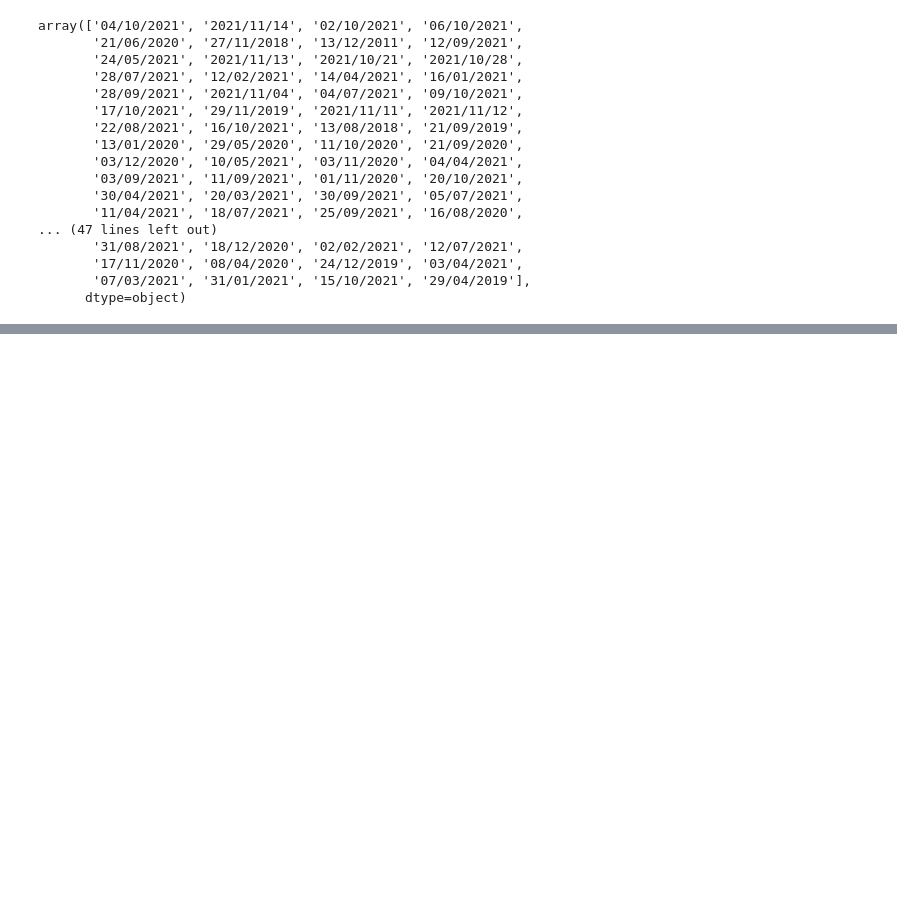
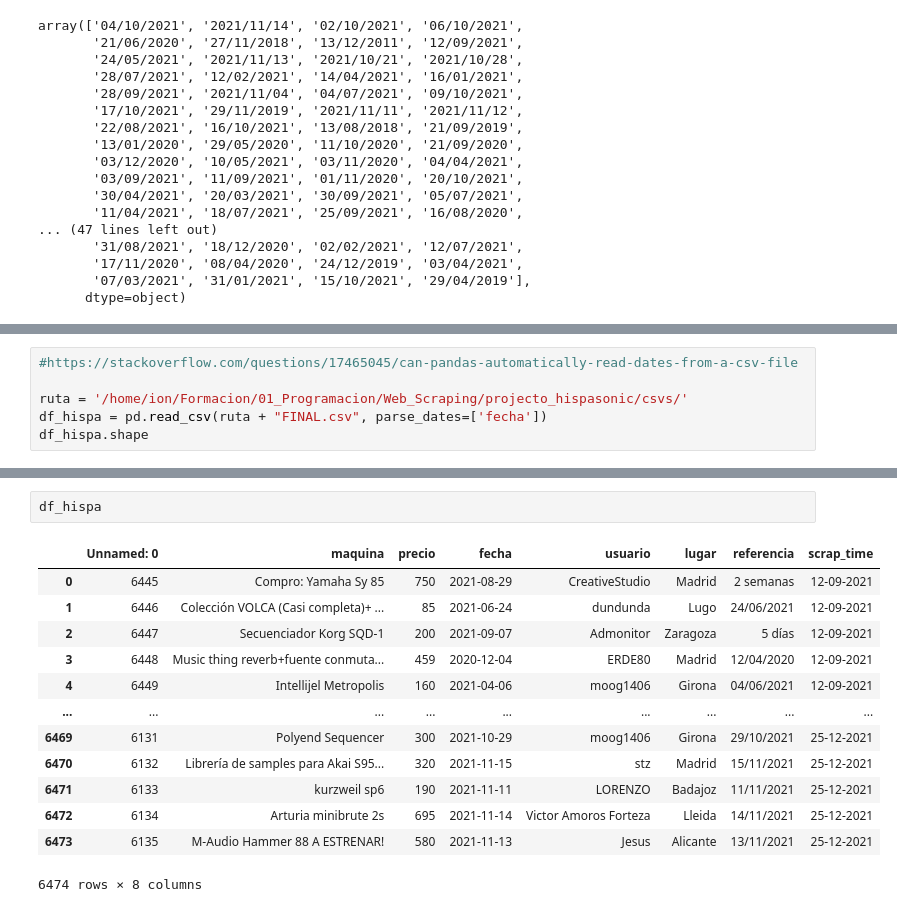
Before and after one commit to albertjimrod/personal_projects, a Jupyter notebook: analysis of the second-hand synthesizer market/analysis of the second-hand synthesizer market.ipynb, the cells around one changed output, grey strips where cells are left out. Drawn from its saved outputs; the diff is of its cells as text; blank space fills up the shorter version.

```diff
--- a/analysis of the second-hand synthesizer market/analysis of the second-hand synthesizer market.ipynb
+++ b/analysis of the second-hand synthesizer market/analysis of the second-hand synthesizer market.ipynb
@@ -389,0 +514,6 @@ print(DIR + 'folder{}.csv'.format(folder))
+# %%
+#https://stackoverflow.com/questions/17465045/can-pandas-automatically-read-dates-from-a-csv-file
+
+ruta = '/home/ion/Formacion/01_Programacion/Web_Scraping/projecto_hispasonic/csvs/'
+df_hispa = pd.read_csv(ruta + "FINAL.csv", parse_dates=['fecha'])
+df_hispa.shape
@@ -389,0 +540,16 @@ print(DIR + 'folder{}.csv'.format(folder))
+# %%
+df_hispa
+# %% [output]
+|  | Unnamed: 0 | maquina | precio | fecha | usuario | lugar | referencia | scrap_time |
+| 0 | 6445 | Compro: Yamaha Sy 85 | 750 | 2021-08-29 | CreativeStudio | Madrid | 2 semanas | 12-09-2021 |
+| 1 | 6446 | Colección VOLCA (Casi completa)+ ... | 85 | 2021-06-24 | dundunda | Lugo | 24/06/2021 | 12-09-2021 |
+| 2 | 6447 | Secuenciador Korg SQD-1 | 200 | 2021-09-07 | Admonitor | Zaragoza | 5 días | 12-09-2021 |
+| 3 | 6448 | Music thing reverb+fuente conmuta... | 459 | 2020-12-04 | ERDE80 | Madrid | 12/04/2020 | 12-09-2021 |
+| 4 | 6449 | Intellijel Metropolis | 160 | 2021-04-06 | moog1406 | Girona | 04/06/2021 | 12-09-2021 |
+| ... | ... | ... | ... | ... | ... | ... | ... | ... |
+| 6469 | 6131 | Polyend Sequencer | 300 | 2021-10-29 | moog1406 | Girona | 29/10/2021 | 25-12-2021 |
+| 6470 | 6132 | Librería de samples para Akai S95... | 320 | 2021-11-15 | stz | Madrid | 15/11/2021 | 25-12-2021 |
+| 6471 | 6133 | kurzweil sp6 | 190 | 2021-11-11 | LORENZO | Badajoz | 11/11/2021 | 25-12-2021 |
+| 6472 | 6134 | Arturia minibrute 2s | 695 | 2021-11-14 | Victor Amoros Forteza | Lleida | 14/11/2021 | 25-12-2021 |
+| 6473 | 6135 | M-Audio Hammer 88 A ESTRENAR! | 580 | 2021-11-13 | Jesus | Alicante | 13/11/2021 | 25-12-2021 |
+6474 rows × 8 columns
```
Also changed, not shown: parts of 40 cells of this notebook.
